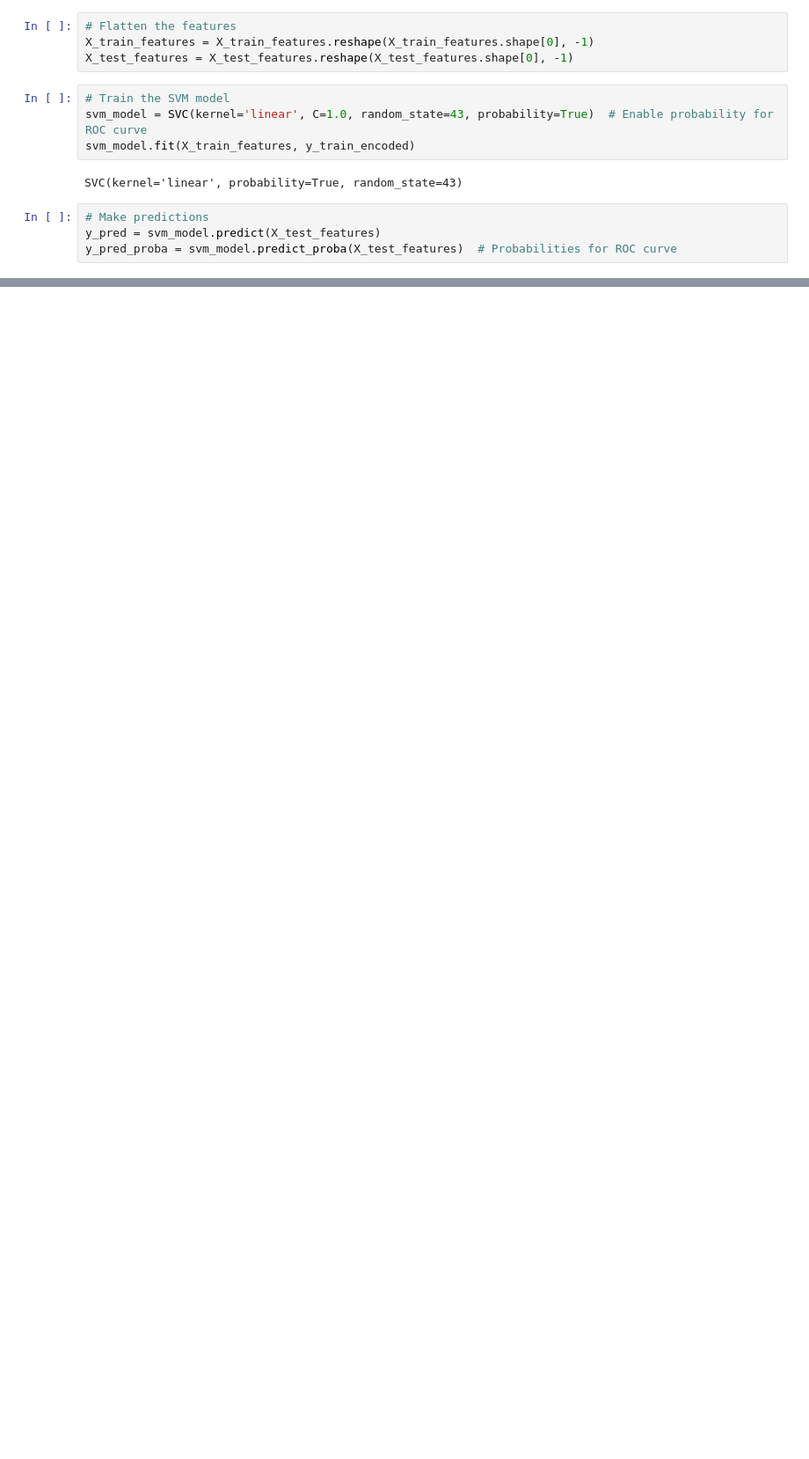
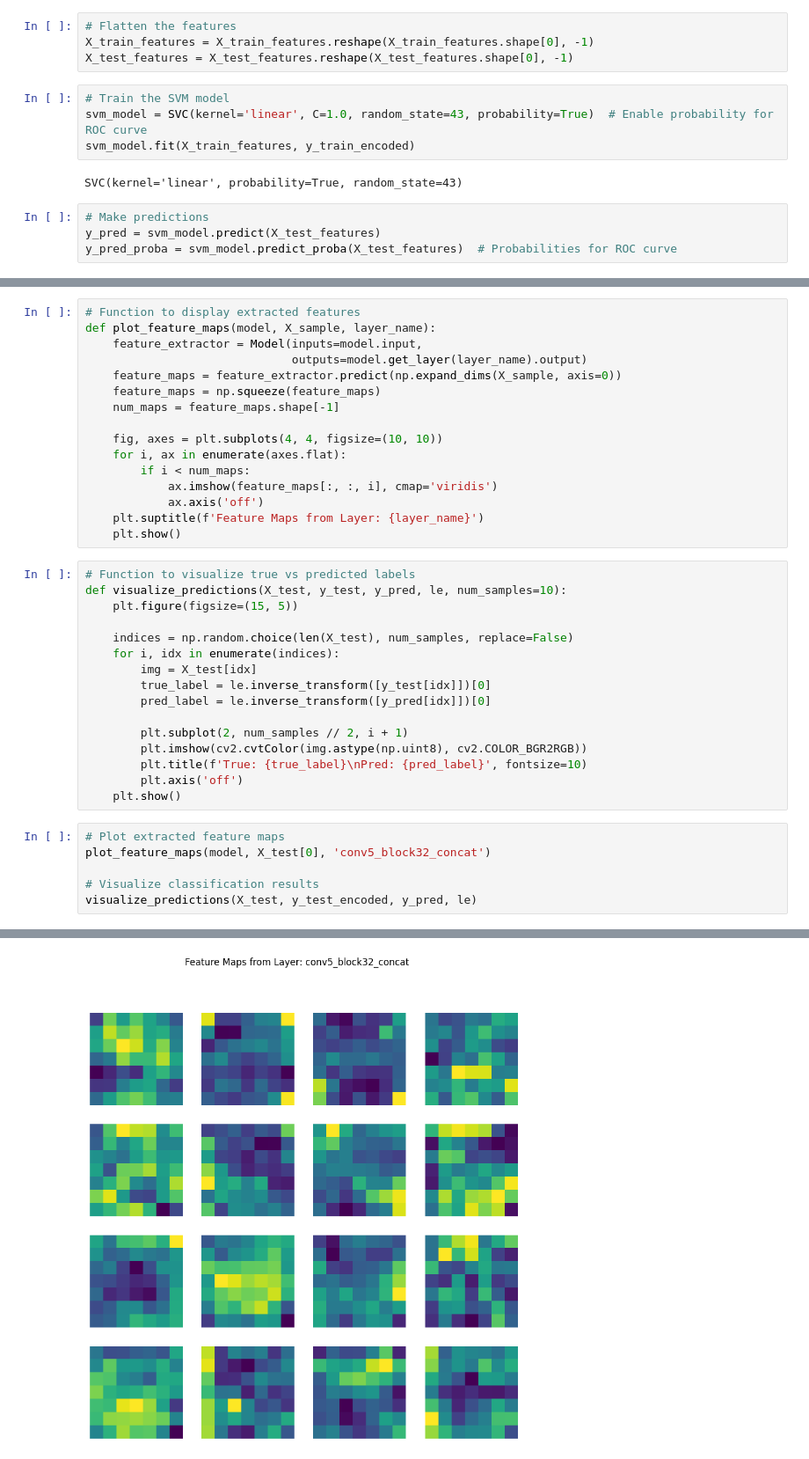
Before and after one commit to ayeshabaig575/FYP, a Jupyter notebook: fyp3.ipynb, the cells around one changed output, grey strips where cells are left out. Shown: that part at 88% size. Cells and saved outputs as stored; diff of their text form; blank space fills up the shorter version.

```diff
--- a/fyp3.ipynb
+++ b/fyp3.ipynb
@@ -227,0 +230,39 @@ plt.show()
+# %%
+# Function to display extracted features
+def plot_feature_maps(model, X_sample, layer_name):
+    feature_extractor = Model(inputs=model.input,
+                              outputs=model.get_layer(layer_name).output)
+    feature_maps = feature_extractor.predict(np.expand_dims(X_sample, axis=0))
+    feature_maps = np.squeeze(feature_maps)
+    num_maps = feature_maps.shape[-1]
+
+    fig, axes = plt.subplots(4, 4, figsize=(10, 10))
+    for i, ax in enumerate(axes.flat):
+        if i < num_maps:
+            ax.imshow(feature_maps[:, :, i], cmap='viridis')
+            ax.axis('off')
+    plt.suptitle(f'Feature Maps from Layer: {layer_name}')
+    plt.show()
+# %%
+# Function to visualize true vs predicted labels
+def visualize_predictions(X_test, y_test, y_pred, le, num_samples=10):
+    plt.figure(figsize=(15, 5))
+
+    indices = np.random.choice(len(X_test), num_samples, replace=False)
+    for i, idx in enumerate(indices):
+        img = X_test[idx]
+        true_label = le.inverse_transform([y_test[idx]])[0]
+        pred_label = le.inverse_transform([y_pred[idx]])[0]
+
+        plt.subplot(2, num_samples // 2, i + 1)
+        plt.imshow(cv2.cvtColor(img.astype(np.uint8), cv2.COLOR_BGR2RGB))
+        plt.title(f'True: {true_label}\nPred: {pred_label}', fontsize=10)
+        plt.axis('off')
+    plt.show()
+# %%
+# Plot extracted feature maps
+plot_feature_maps(model, X_test[0], 'conv5_block32_concat')
+
+# Visualize classification results
+visualize_predictions(X_test, y_test_encoded, y_pred, le)
+# %% [output]
@@ -227,0 +270 @@ plt.show()
+[figure, added]
```
Also changed, not shown: parts of 13 cells of this notebook.
